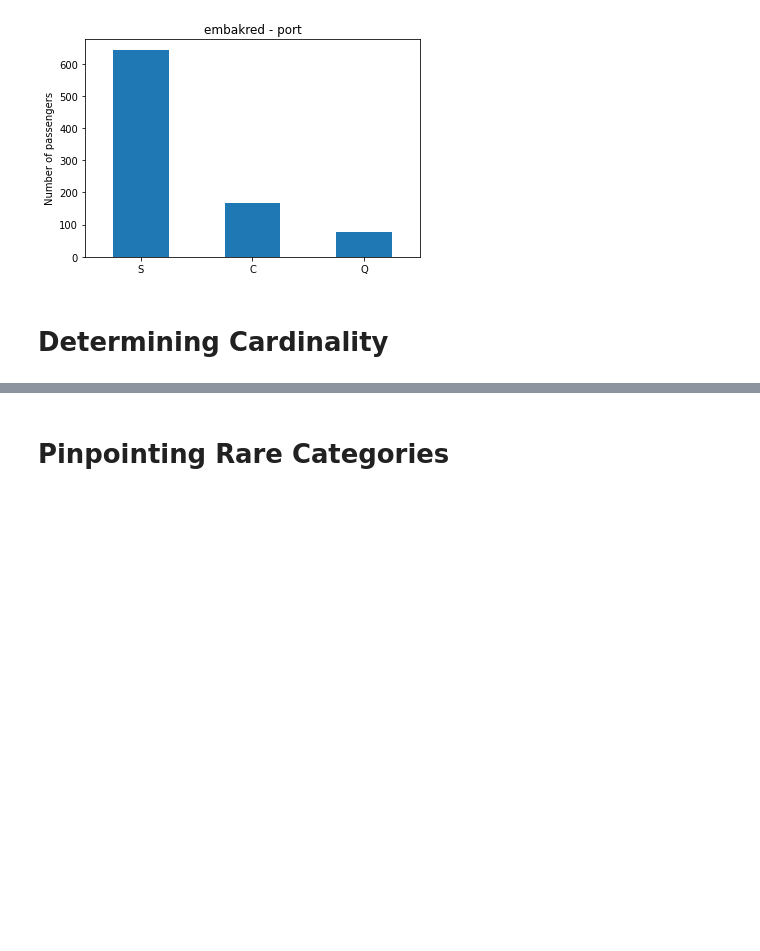
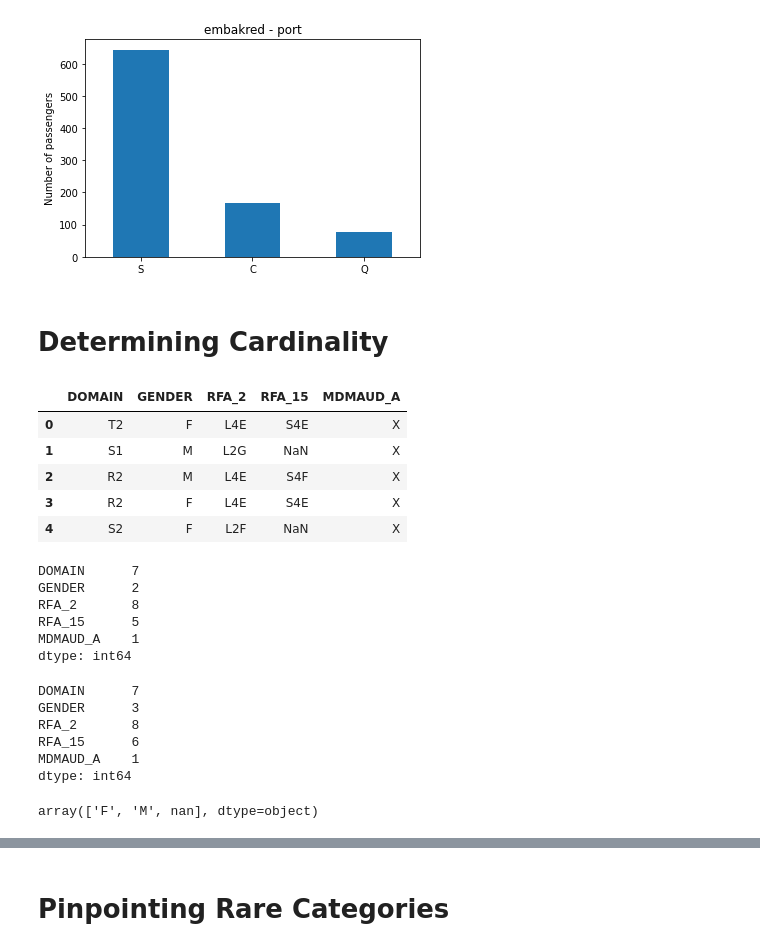
Before and after one commit to univai-ghf/FeatureProcessingAndSelectionWorkshop, a Jupyter notebook: Lectures/Lecture1_ForseeingVariableProblemsWhenBildingMLModels.ipynb, the cells around one changed output, grey strips where cells are left out. Drawn from its saved outputs; the diff is of its cells as text; code cells hidden in the pictures; blank space fills up the shorter version.

```diff
--- a/Lectures/Lecture1_ForseeingVariableProblemsWhenBildingMLModels.ipynb
+++ b/Lectures/Lecture1_ForseeingVariableProblemsWhenBildingMLModels.ipynb
@@ -102,25 +102,39 @@ Text(0.5, 1.0, 'embakred - port')
 # Determining Cardinality
 # %%
 # we will use the selected variables for the recipe
-cols = ['GENDER', 'RFA_2', 'MDMAUD_A', 'RFA_2', 'DOMAIN', 'RFA_15']
+cols = ['GENDER', 'RFA_2', 'MDMAUD_A', 'DOMAIN', 'RFA_15']
 
 # load the dataset
-data = pd.read_csv('https://drive.google.com/file/d/1amFjEBHEnadGUFX9r0IgwF74klhPYh1l/view?usp=sharing', usecols=cols)
+data = pd.read_csv('https://raw.githubusercontent.com/univai-ghf/FeatureProcessingAndSelectionWorkshop/main/Data/cup981rnCompressed.txt', usecols=cols,header=0,skip_blank_lines=True)
 
 
 
 # the dataset contains empty strings
 # which are in essence missing values
 # I replace those here
 data = data.replace(' ', np.nan)
 
 # let's inspect the first 5 rows
 data.head()
+# %% [output]
+|  | DOMAIN | GENDER | RFA_2 | RFA_15 | MDMAUD_A |
+| 0 | T2 | F | L4E | S4E | X |
+| 1 | S1 | M | L2G | NaN | X |
+| 2 | R2 | M | L4E | S4F | X |
+| 3 | R2 | F | L4E | S4E | X |
+| 4 | S2 | F | L2F | NaN | X |
 # %%
 # with the following command we can learn the cardinality
 # of each of the loaded variables
 
 data.nunique()
+# %% [output]
+DOMAIN      7
+GENDER      2
+RFA_2       8
+RFA_15      5
+MDMAUD_A    1
+dtype: int64
 # %%
 # nunique() ignores missing data by default. If we want
 # to consider missing values as an additional category
@@ -128,9 +142,18 @@ data.nunique()
 # dropna=False
 
 data.nunique(dropna=False)
+# %% [output]
+DOMAIN      7
+GENDER      3
+RFA_2       8
+RFA_15      6
+MDMAUD_A    1
+dtype: int64
 # %%
 # let's print the different unique labels
 data['GENDER'].unique()
+# %% [output]
+array(['F', 'M', nan], dtype=object)
 # %%
 # let's plot the cardinality of the variables
 
```
Also changed, not shown: parts of 2 cells of this notebook.
